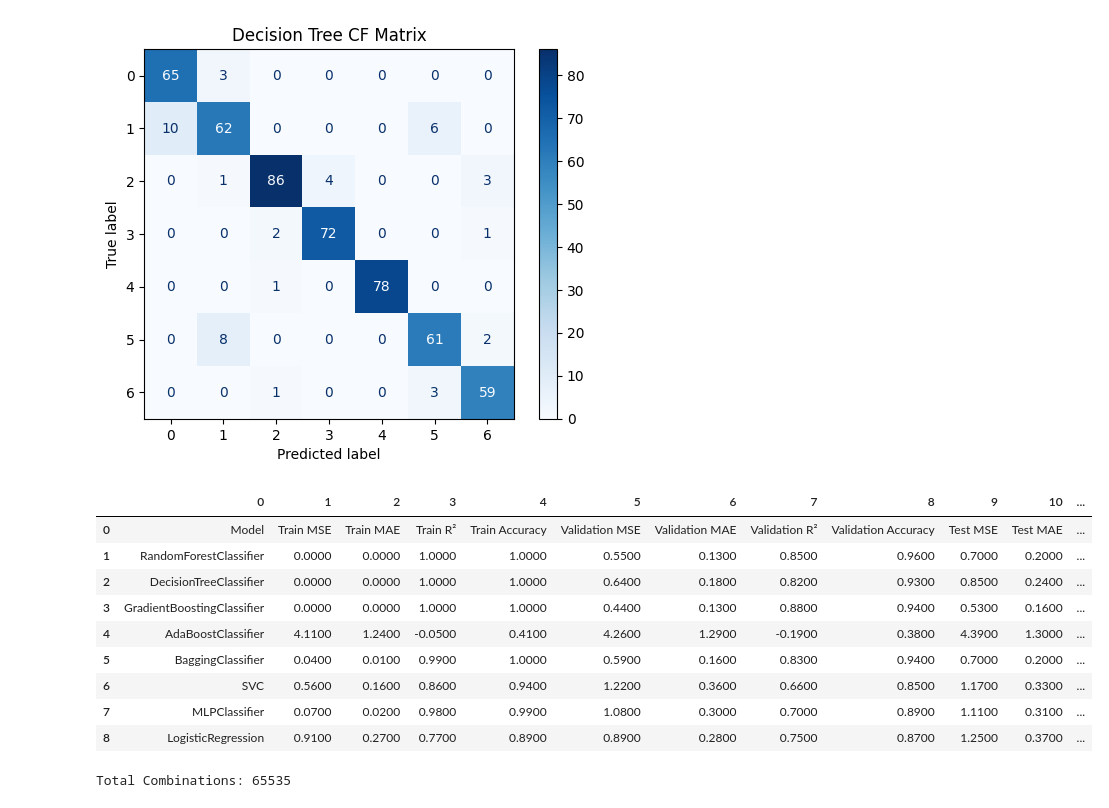
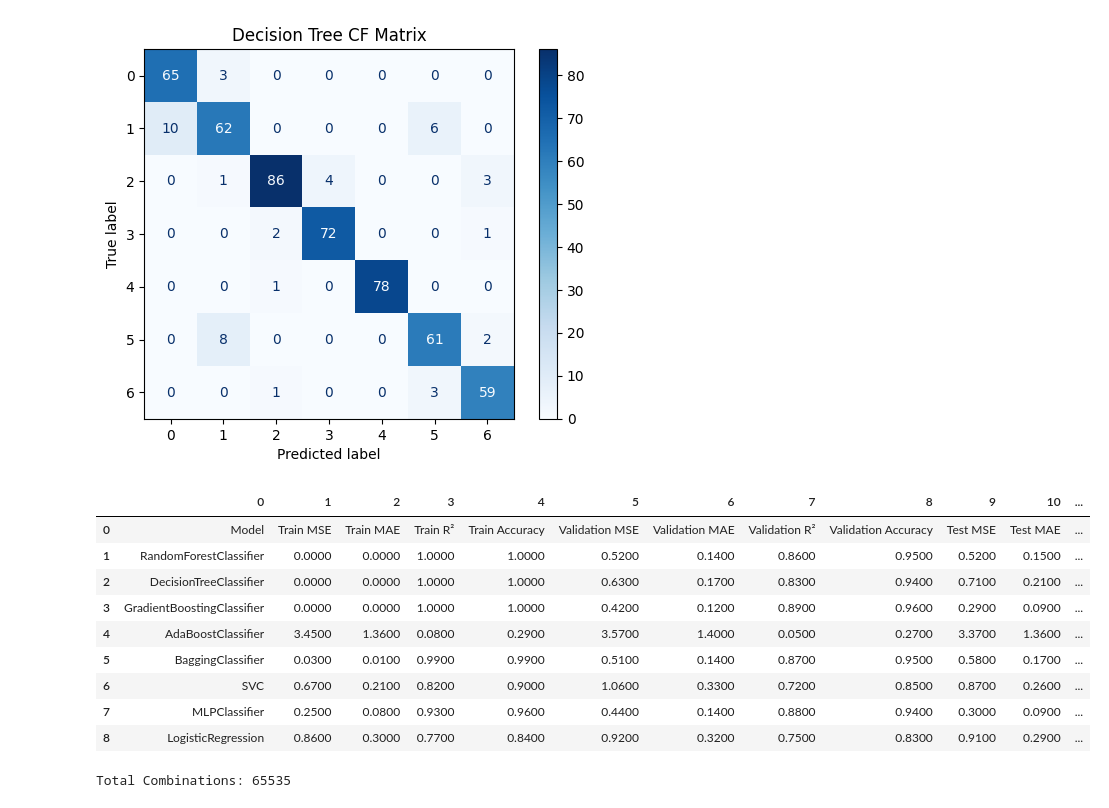
Before and after one commit to isralennon/MSAAI501, a Jupyter notebook: FinalProject/Obesity_Risk_Prediction_Model.ipynb, the cells around one changed output. Cells and saved outputs as stored; diff of their text form; code cells hidden in the pictures.

```diff
--- a/FinalProject/Obesity_Risk_Prediction_Model.ipynb
+++ b/FinalProject/Obesity_Risk_Prediction_Model.ipynb
@@ -536,42 +536,44 @@ resultsData = [['Model',
          'Validation MAE',
          'Validation R²',
          'Validation Accuracy',
          'Test MSE',
          'Test MAE',
          'Test R²',
          'Test Accuracy'
 ]]
 
+selected_columns = ['Height','Weight','FAVC','CH2O','TUE']
+
 for modelName in ModelSelector.getAvailableModels():
     #currentModel = ModelSelector(X, y, selectedModel=modelName)
-    currentModel = ModelSelector(X_train_scale, y_train, selectedModel=modelName)
+    currentModel = ModelSelector(X_train_scale[selected_columns], y_train, selectedModel=modelName)
     trainingResults = currentModel.train()
     validationResults = currentModel.validate()
     testingResults = currentModel.test()
 
     # Append each row of model results to the data list
     resultsData.append([modelName,
                  f'{trainingResults[0]:.4f}', f'{trainingResults[1]:.4f}', f'{trainingResults[2]:.4f}', f'{trainingResults[3]:.4f}',
                  f'{validationResults[0]:.4f}', f'{validationResults[1]:.4f}', f'{validationResults[2]:.4f}', f'{validationResults[3]:.4f}',
                  f'{testingResults[0]:.4f}', f'{testingResults[1]:.4f}', f'{testingResults[2]:.4f}', f'{testingResults[3]:.4f}'])
 
 #Printing the data
 dfResultsData = pd.DataFrame(resultsData)
 
 # Print DataFrame as an HTML table
 html_ResultsData = dfResultsData.to_html()
 display(HTML(html_ResultsData))
 # %% [output]
 |  | 0 | 1 | 2 | 3 | 4 | 5 | 6 | 7 | 8 | 9 | 10 | ... |
 | 0 | Model | Train MSE | Train MAE | Train R² | Train Accuracy | Validation MSE | Validation MAE | Validation R² | Validation Accuracy | Test MSE | Test MAE | ... |
-| 1 | RandomForestClassifier | 0.0000 | 0.0000 | 1.0000 | 1.0000 | 0.5500 | 0.1300 | 0.8500 | 0.9600 | 0.7000 | 0.2000 | ... |
-| 2 | DecisionTreeClassifier | 0.0000 | 0.0000 | 1.0000 | 1.0000 | 0.6400 | 0.1800 | 0.8200 | 0.9300 | 0.8500 | 0.2400 | ... |
-| 3 | GradientBoostingClassifier | 0.0000 | 0.0000 | 1.0000 | 1.0000 | 0.4400 | 0.1300 | 0.8800 | 0.9400 | 0.5300 | 0.1600 | ... |
-| 4 | AdaBoostClassifier | 4.1100 | 1.2400 | -0.0500 | 0.4100 | 4.2600 | 1.2900 | -0.1900 | 0.3800 | 4.3900 | 1.3000 | ... |
-| 5 | BaggingClassifier | 0.0400 | 0.0100 | 0.9900 | 1.0000 | 0.5900 | 0.1600 | 0.8300 | 0.9400 | 0.7000 | 0.2000 | ... |
-| 6 | SVC | 0.5600 | 0.1600 | 0.8600 | 0.9400 | 1.2200 | 0.3600 | 0.6600 | 0.8500 | 1.1700 | 0.3300 | ... |
-| 7 | MLPClassifier | 0.0700 | 0.0200 | 0.9800 | 0.9900 | 1.0800 | 0.3000 | 0.7000 | 0.8900 | 1.1100 | 0.3100 | ... |
-| 8 | LogisticRegression | 0.9100 | 0.2700 | 0.7700 | 0.8900 | 0.8900 | 0.2800 | 0.7500 | 0.8700 | 1.2500 | 0.3700 | ... |
+| 1 | RandomForestClassifier | 0.0000 | 0.0000 | 1.0000 | 1.0000 | 0.5200 | 0.1400 | 0.8600 | 0.9500 | 0.5200 | 0.1500 | ... |
+| 2 | DecisionTreeClassifier | 0.0000 | 0.0000 | 1.0000 | 1.0000 | 0.6300 | 0.1700 | 0.8300 | 0.9400 | 0.7100 | 0.2100 | ... |
+| 3 | GradientBoostingClassifier | 0.0000 | 0.0000 | 1.0000 | 1.0000 | 0.4200 | 0.1200 | 0.8900 | 0.9600 | 0.2900 | 0.0900 | ... |
+| 4 | AdaBoostClassifier | 3.4500 | 1.3600 | 0.0800 | 0.2900 | 3.5700 | 1.4000 | 0.0500 | 0.2700 | 3.3700 | 1.3600 | ... |
+| 5 | BaggingClassifier | 0.0300 | 0.0100 | 0.9900 | 0.9900 | 0.5100 | 0.1400 | 0.8700 | 0.9500 | 0.5800 | 0.1700 | ... |
+| 6 | SVC | 0.6700 | 0.2100 | 0.8200 | 0.9000 | 1.0600 | 0.3300 | 0.7200 | 0.8500 | 0.8700 | 0.2600 | ... |
+| 7 | MLPClassifier | 0.2500 | 0.0800 | 0.9300 | 0.9600 | 0.4400 | 0.1400 | 0.8800 | 0.9400 | 0.3000 | 0.0900 | ... |
+| 8 | LogisticRegression | 0.8600 | 0.3000 | 0.7700 | 0.8400 | 0.9200 | 0.3200 | 0.7500 | 0.8300 | 0.9100 | 0.2900 | ... |
 # %%
 #We'll analyze all the combinations of the features to see how the model performs.
 all_features = data_raw.columns[:-1]
```
Also changed, not shown: parts of 3 cells of this notebook.
